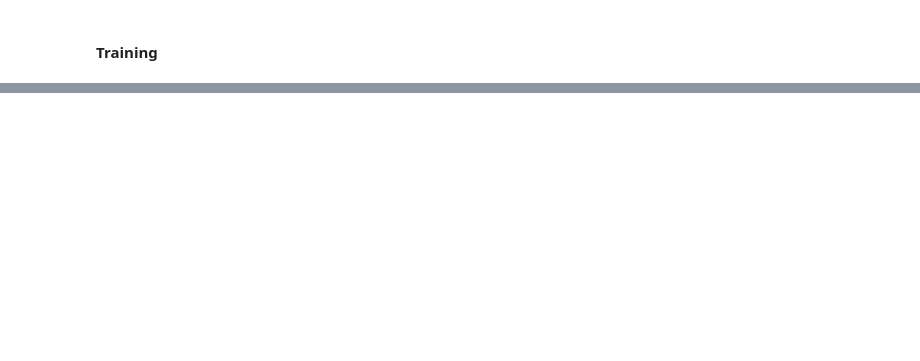
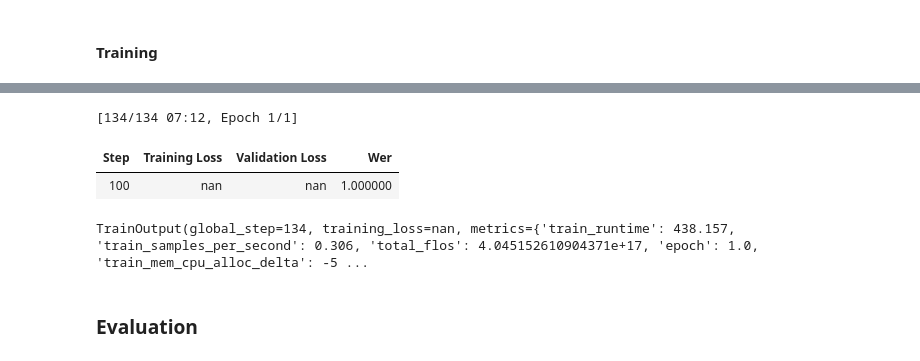
Before and after one commit to RomanEngeler1805/Zindi_AutomaticSpeechRecognition, a Jupyter notebook: Model_Zindi_ASR.ipynb, the cells around one changed output, grey strips where cells are left out. Saved outputs shown, nothing was run; the diff lists cells and outputs as text; code cells hidden in the pictures; blank space fills up the shorter version.

Commit message:
newest model & LM. some additional uncleaned code for analysis

```diff
--- a/Model_Zindi_ASR.ipynb
+++ b/Model_Zindi_ASR.ipynb
@@ -143,6 +155,15 @@ File exist
 # https://distill.pub/2017/ctc/ sequence modeling with CTC
 # %% [markdown]
 #### Data
+# %%
+## train valid split
+from sklearn.model_selection import train_test_split
+
+# df_train -> used in optimization
+# df_valid -> used to evaluate model during optimization
+# df_valid2 -> independent set for testing
+df_train, df_valid2 = train_test_split(df, test_size=0.2, random_state=1234)
+df_train, df_valid = train_test_split(df_train, test_size=0.2, random_state=1234)
 # %%
 ## dataset library (1-2GB/s data processing)
 !pip install nlp
@@ -397,21 +437,21 @@ for name, param in model.named_parameters():
 ## hyperparameters
 from transformers import TrainingArguments
 
-path_model = os.path.join(path, '/model/wav2vec2-large-xlsr-french-test')
+path_model = os.path.join(path, '/model/wav2vec2-large-xlsr-french-13Apr')
 
 training_args = TrainingArguments(
-  output_dir='./drive/MyDrive/Colab Notebooks/model/wav2vec2-large-xlsr-french-test/', # for some reason it does not save all necessary files in my own gdrive
+  output_dir='./drive/MyDrive/Colab Notebooks/model/wav2vec2-large-xlsr-french-13Apr/',
   group_by_length=True,
   per_device_train_batch_size=16,
   gradient_accumulation_steps=2,
   evaluation_strategy="steps",
-  num_train_epochs=10,
+  num_train_epochs=1,
   fp16=True,
-  save_steps=150,
-  eval_steps=50,
+  save_steps=100,
+  eval_steps=100,
   logging_steps=70,
   learning_rate=3e-4,
-  warmup_steps=20,
+  warmup_steps=0,
   save_total_limit=1,
 )
 # %%
@@ -439,5 +479,13 @@ setInterval(ConnectButton,60000);
 '''
 # %%
 ## start training
+model.train()
 trainer.train()
+# %% [output]
+[134/134 07:12, Epoch 1/1]
+| Step | Training Loss | Validation Loss | Wer |
+| 100 | nan | nan | 1.000000 |
+TrainOutput(global_step=134, training_loss=nan, metrics={'train_runtime': 438.157, 'train_samples_per_second': 0.306, 'total_flos': 4.045152610904371e+17, 'epoch': 1.0, 'train_mem_cpu_alloc_delta': -5 ...
+# %% [markdown]
+### Evaluation
 # %%
```
Also changed, not shown: parts of 37 cells of this notebook, 1 other file.
